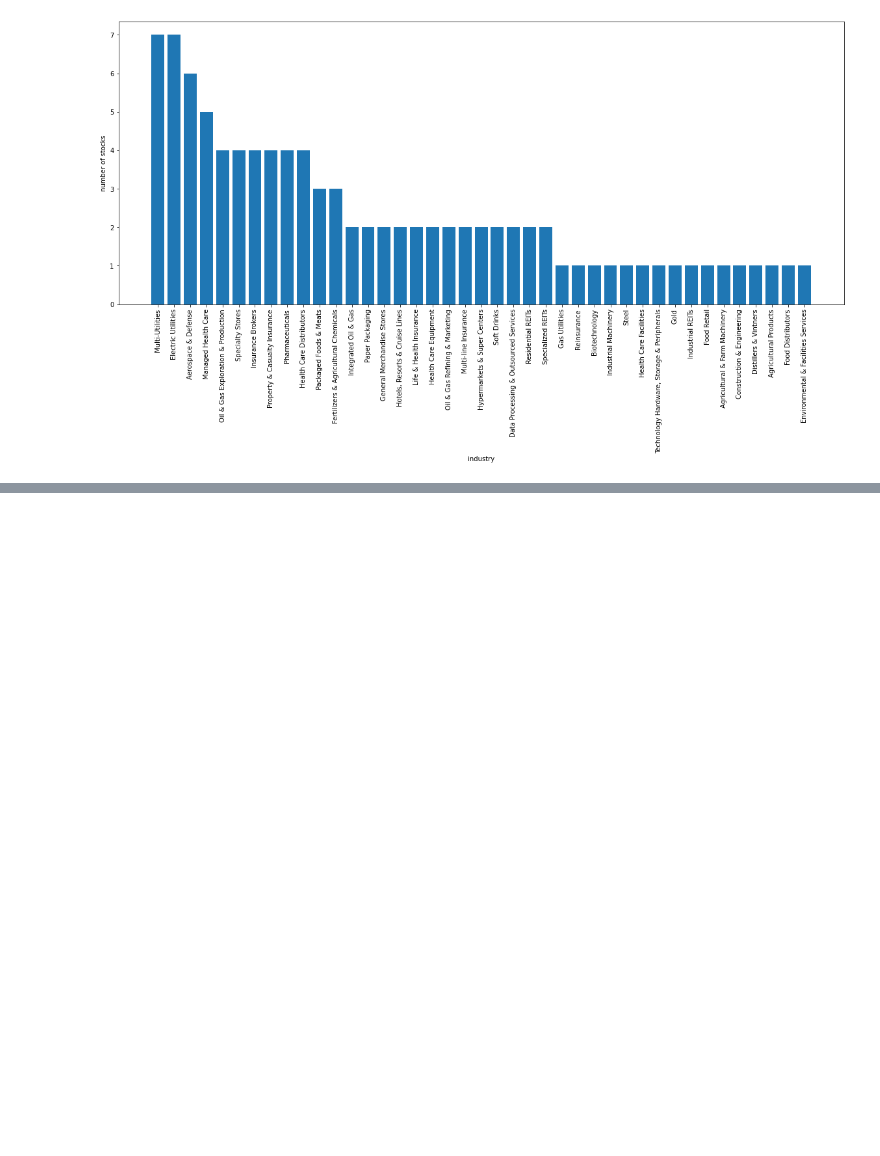
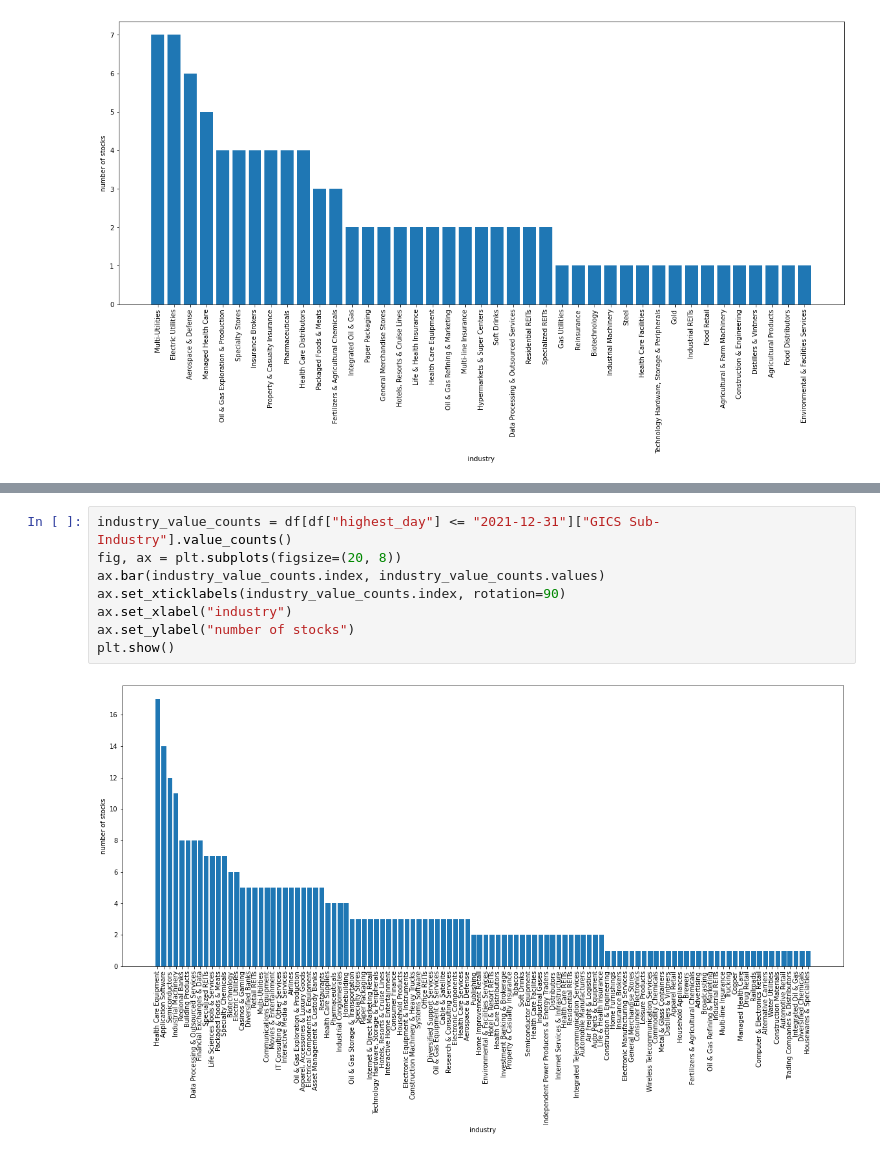
Before and after one commit to przemyslaw-mikulski/stocks, a Jupyter notebook: MostAttractiveStocks.ipynb, the cells around one changed output, grey strips where cells are left out. Saved outputs shown, nothing was run; the diff lists cells and outputs as text; blank space fills up the shorter version.

```diff
--- a/MostAttractiveStocks.ipynb
+++ b/MostAttractiveStocks.ipynb
@@ -173,0 +209,10 @@ plt.show()
+# %%
+industry_value_counts = df[df["highest_day"] <= "2021-12-31"]["GICS Sub-Industry"].value_counts()
+fig, ax = plt.subplots(figsize=(20, 8))
+ax.bar(industry_value_counts.index, industry_value_counts.values)
+ax.set_xticklabels(industry_value_counts.index, rotation=90)
+ax.set_xlabel("industry")
+ax.set_ylabel("number of stocks")
+plt.show()
+# %% [output]
+[figure, added]
```
Also changed, not shown: parts of 6 cells of this notebook.
